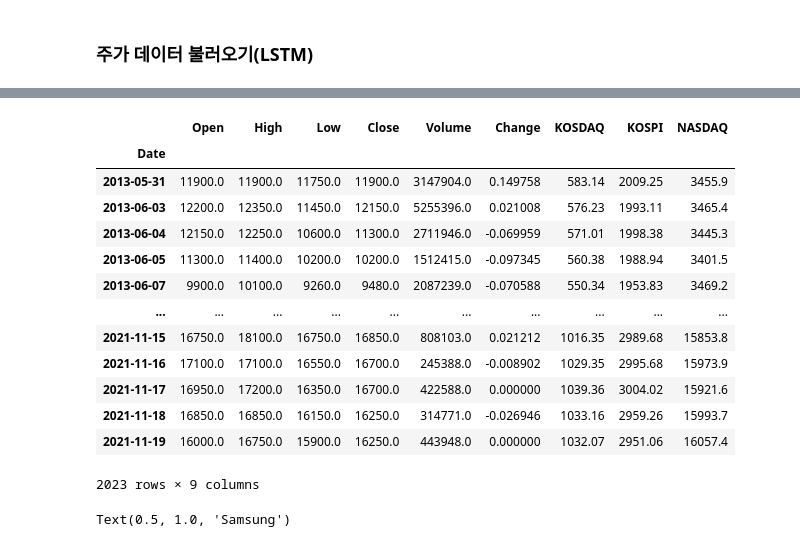
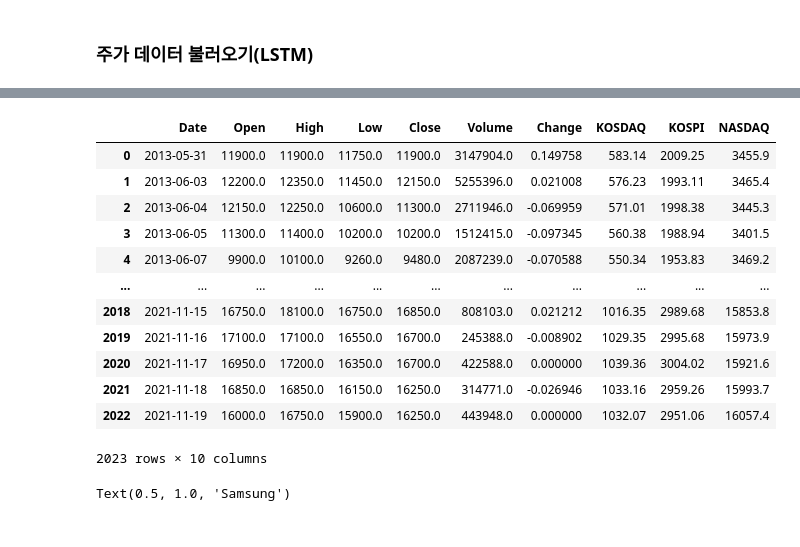
Before and after one commit to KimGriezmann/LSTM_price_prediction, a Jupyter notebook: price_predict.ipynb, the cells around one changed output, grey strips where cells are left out. Saved outputs shown, nothing was run; the diff lists cells and outputs as text; code cells hidden in the pictures.

```diff
--- a/price_predict.ipynb
+++ b/price_predict.ipynb
@@ -326,22 +324,21 @@ bio_df
 # %%
 access_bio_df = access_bio_df.dropna(axis=0)
-access_bio_df.isnull().sum()
+access_bio_df.reset_index(inplace = True)
 access_bio_df
 # %% [output]
-|  | Open | High | Low | Close | Volume | Change | KOSDAQ | KOSPI | NASDAQ |
-| Date |  |  |  |  |  |  |  |  |  |
-| 2013-05-31 | 11900.0 | 11900.0 | 11750.0 | 11900.0 | 3147904.0 | 0.149758 | 583.14 | 2009.25 | 3455.9 |
-| 2013-06-03 | 12200.0 | 12350.0 | 11450.0 | 12150.0 | 5255396.0 | 0.021008 | 576.23 | 1993.11 | 3465.4 |
-| 2013-06-04 | 12150.0 | 12250.0 | 10600.0 | 11300.0 | 2711946.0 | -0.069959 | 571.01 | 1998.38 | 3445.3 |
-| 2013-06-05 | 11300.0 | 11400.0 | 10200.0 | 10200.0 | 1512415.0 | -0.097345 | 560.38 | 1988.94 | 3401.5 |
-| 2013-06-07 | 9900.0 | 10100.0 | 9260.0 | 9480.0 | 2087239.0 | -0.070588 | 550.34 | 1953.83 | 3469.2 |
-| ... | ... | ... | ... | ... | ... | ... | ... | ... | ... |
-| 2021-11-15 | 16750.0 | 18100.0 | 16750.0 | 16850.0 | 808103.0 | 0.021212 | 1016.35 | 2989.68 | 15853.8 |
-| 2021-11-16 | 17100.0 | 17100.0 | 16550.0 | 16700.0 | 245388.0 | -0.008902 | 1029.35 | 2995.68 | 15973.9 |
-| 2021-11-17 | 16950.0 | 17200.0 | 16350.0 | 16700.0 | 422588.0 | 0.000000 | 1039.36 | 3004.02 | 15921.6 |
-| 2021-11-18 | 16850.0 | 16850.0 | 16150.0 | 16250.0 | 314771.0 | -0.026946 | 1033.16 | 2959.26 | 15993.7 |
-| 2021-11-19 | 16000.0 | 16750.0 | 15900.0 | 16250.0 | 443948.0 | 0.000000 | 1032.07 | 2951.06 | 16057.4 |
+|  | Date | Open | High | Low | Close | Volume | Change | KOSDAQ | KOSPI | NASDAQ |
+| 0 | 2013-05-31 | 11900.0 | 11900.0 | 11750.0 | 11900.0 | 3147904.0 | 0.149758 | 583.14 | 2009.25 | 3455.9 |
+| 1 | 2013-06-03 | 12200.0 | 12350.0 | 11450.0 | 12150.0 | 5255396.0 | 0.021008 | 576.23 | 1993.11 | 3465.4 |
+| 2 | 2013-06-04 | 12150.0 | 12250.0 | 10600.0 | 11300.0 | 2711946.0 | -0.069959 | 571.01 | 1998.38 | 3445.3 |
+| 3 | 2013-06-05 | 11300.0 | 11400.0 | 10200.0 | 10200.0 | 1512415.0 | -0.097345 | 560.38 | 1988.94 | 3401.5 |
+| 4 | 2013-06-07 | 9900.0 | 10100.0 | 9260.0 | 9480.0 | 2087239.0 | -0.070588 | 550.34 | 1953.83 | 3469.2 |
+| ... | ... | ... | ... | ... | ... | ... | ... | ... | ... | ... |
+| 2018 | 2021-11-15 | 16750.0 | 18100.0 | 16750.0 | 16850.0 | 808103.0 | 0.021212 | 1016.35 | 2989.68 | 15853.8 |
+| 2019 | 2021-11-16 | 17100.0 | 17100.0 | 16550.0 | 16700.0 | 245388.0 | -0.008902 | 1029.35 | 2995.68 | 15973.9 |
+| 2020 | 2021-11-17 | 16950.0 | 17200.0 | 16350.0 | 16700.0 | 422588.0 | 0.000000 | 1039.36 | 3004.02 | 15921.6 |
+| 2021 | 2021-11-18 | 16850.0 | 16850.0 | 16150.0 | 16250.0 | 314771.0 | -0.026946 | 1033.16 | 2959.26 | 15993.7 |
+| 2022 | 2021-11-19 | 16000.0 | 16750.0 | 15900.0 | 16250.0 | 443948.0 | 0.000000 | 1032.07 | 2951.06 | 16057.4 |
-2023 rows × 9 columns
+2023 rows × 10 columns
 # %%
 samsung_df = samsung_df[['Open', 'High', 'Low', 'Close', 'Volume', 'KOSPI', 'NASDAQ']]
 bio_df = bio_df[['Open', 'High', 'Low', 'Close', 'Volume', 'KOSDAQ', 'NASDAQ']]
```
Also changed, not shown: parts of 31 cells of this notebook.
